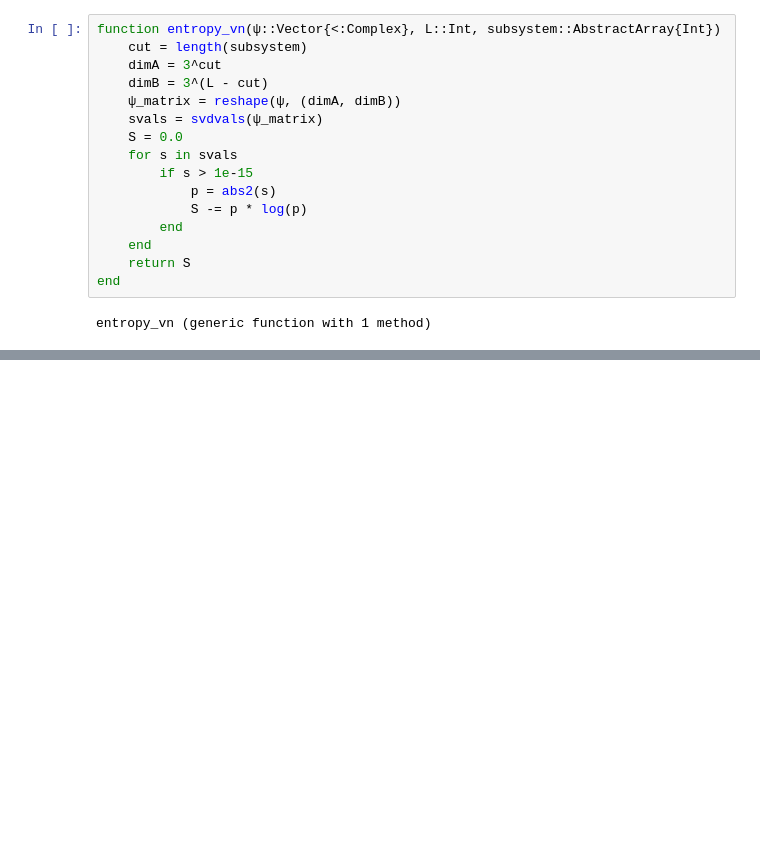
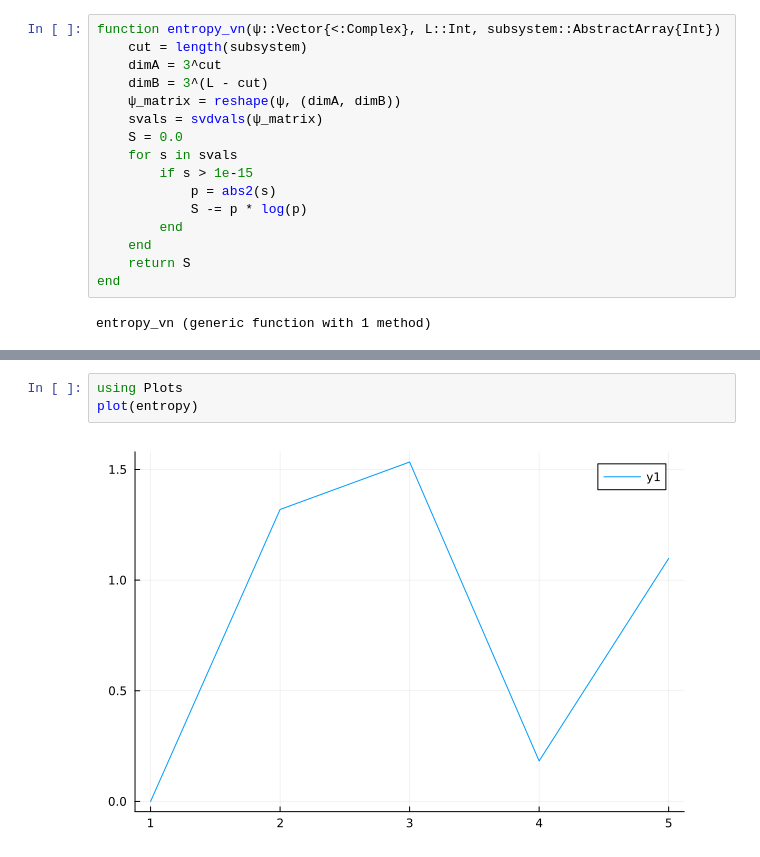
Before and after one commit to uditvarma/s3, a Jupyter notebook: helper_jl.ipynb, the cells around one changed output, grey strips where cells are left out. Saved outputs shown, nothing was run; the diff lists cells and outputs as text; blank space fills up the shorter version.

```diff
--- a/helper_jl.ipynb
+++ b/helper_jl.ipynb
@@ -711,0 +1082,5 @@ end
+# %%
+using Plots
+plot(entropy)
+# %% [output]
+[figure, added]
```
Also changed, not shown: parts of 25 cells of this notebook, 3 other files.
